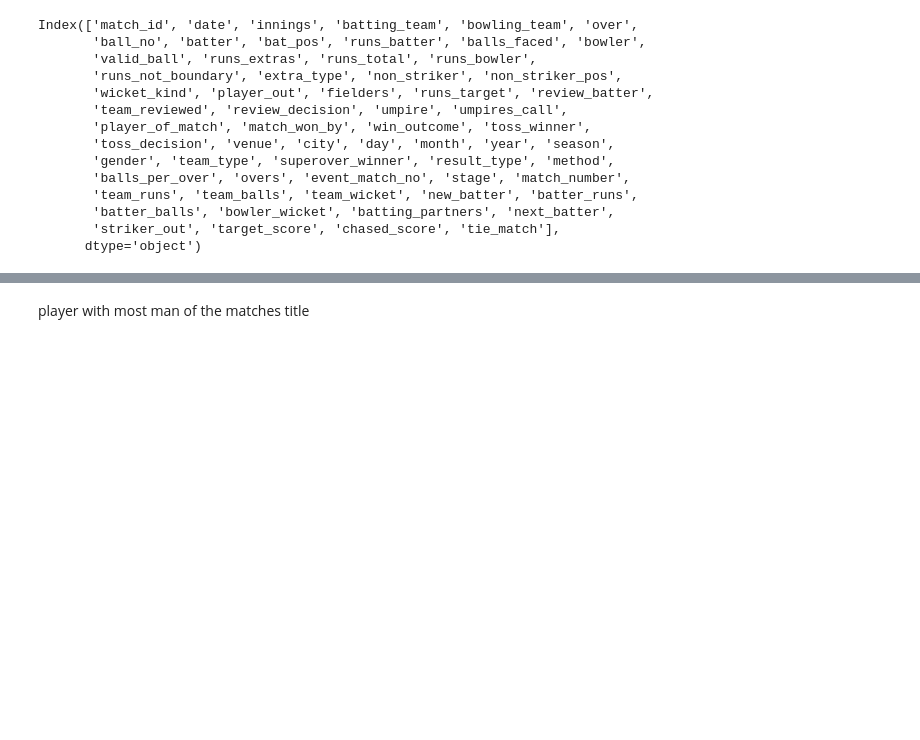
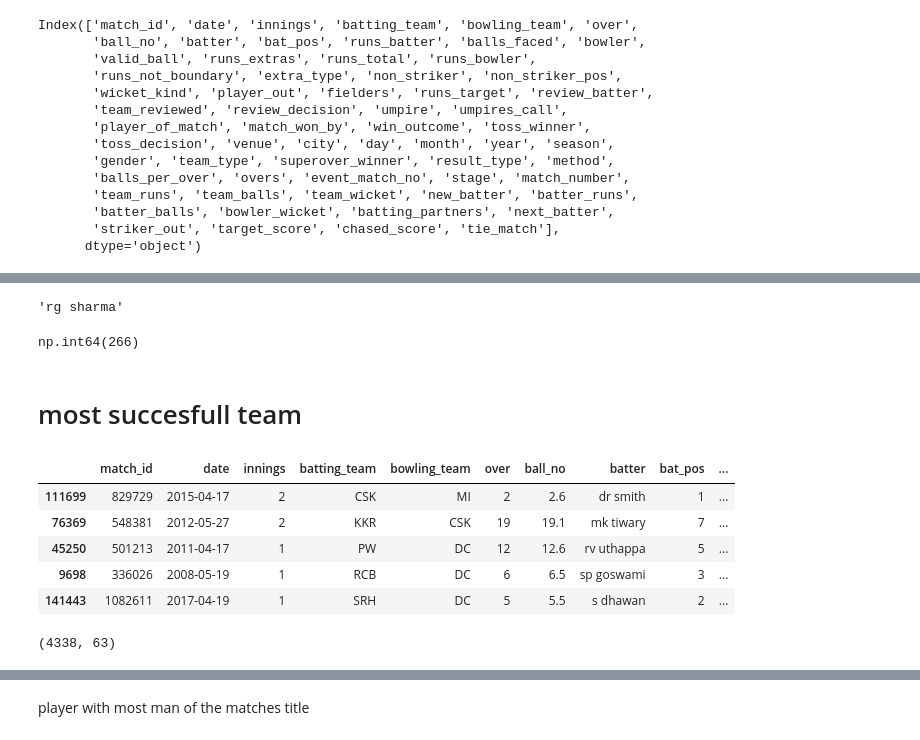
Before and after one commit to karansingh-chauhan/IPL-DATA-ANALYSIS, a Jupyter notebook: main.ipynb, the cells around one changed output, grey strips where cells are left out. Drawn from its saved outputs; the diff is of its cells as text; code cells hidden in the pictures; blank space fills up the shorter version.

```diff
--- a/main.ipynb
+++ b/main.ipynb
@@ -1716,0 +1850,23 @@ SyntaxError: invalid syntax (2572789663.py, line 1)
+# %%
+playersinmatch['player'].iloc[0]
+# %% [output]
+'rg sharma'
+# %%
+playersinmatch['matches'].iloc[0]
+# %% [output]
+np.int64(266)
+# %% [markdown]
+# most succesfull team
+# %%
+train_df.sample(5)
+# %% [output]
+|  | match_id | date | innings | batting_team | bowling_team | over | ball_no | batter | bat_pos | ... |
+| 111699 | 829729 | 2015-04-17 | 2 | CSK | MI | 2 | 2.6 | dr smith | 1 | ... |
+| 76369 | 548381 | 2012-05-27 | 2 | KKR | CSK | 19 | 19.1 | mk tiwary | 7 | ... |
+| 45250 | 501213 | 2011-04-17 | 1 | PW | DC | 12 | 12.6 | rv uthappa | 5 | ... |
+| 9698 | 336026 | 2008-05-19 | 1 | RCB | DC | 6 | 6.5 | sp goswami | 3 | ... |
+| 141443 | 1082611 | 2017-04-19 | 1 | SRH | DC | 5 | 5.5 | s dhawan | 2 | ... |
+# %%
+train_df[train_df['stage']=='Final'].shape
+# %% [output]
+(4338, 63)
```
Also changed, not shown: parts of 54 cells of this notebook.
